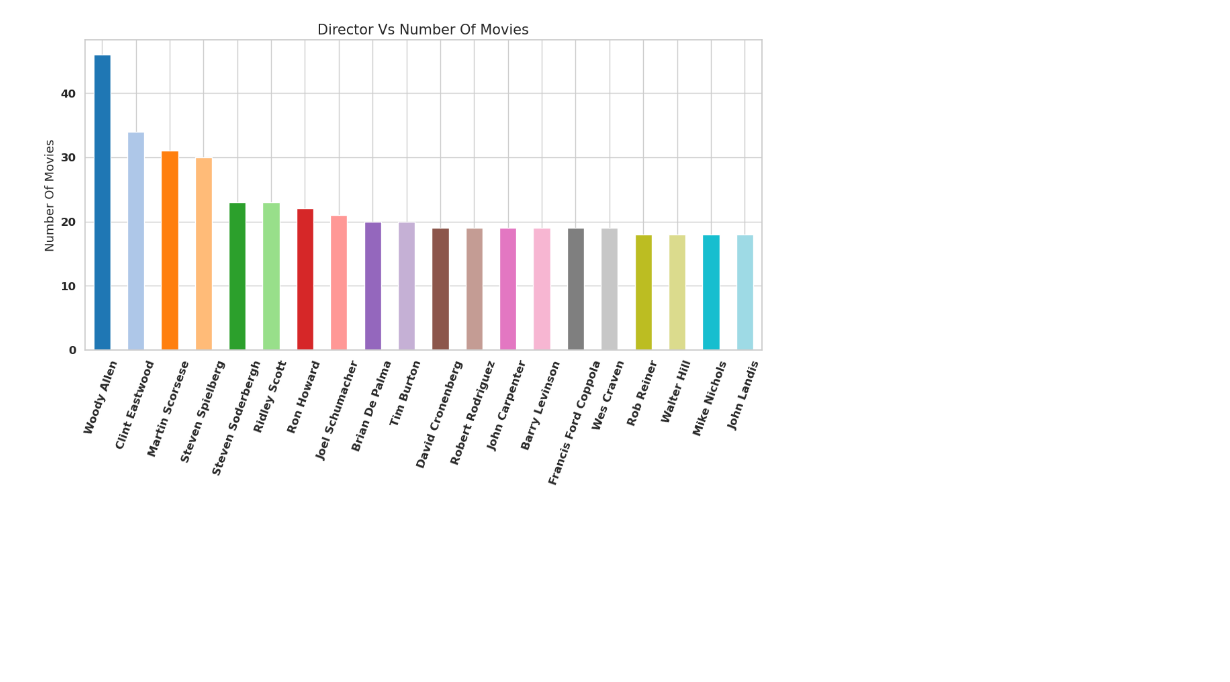
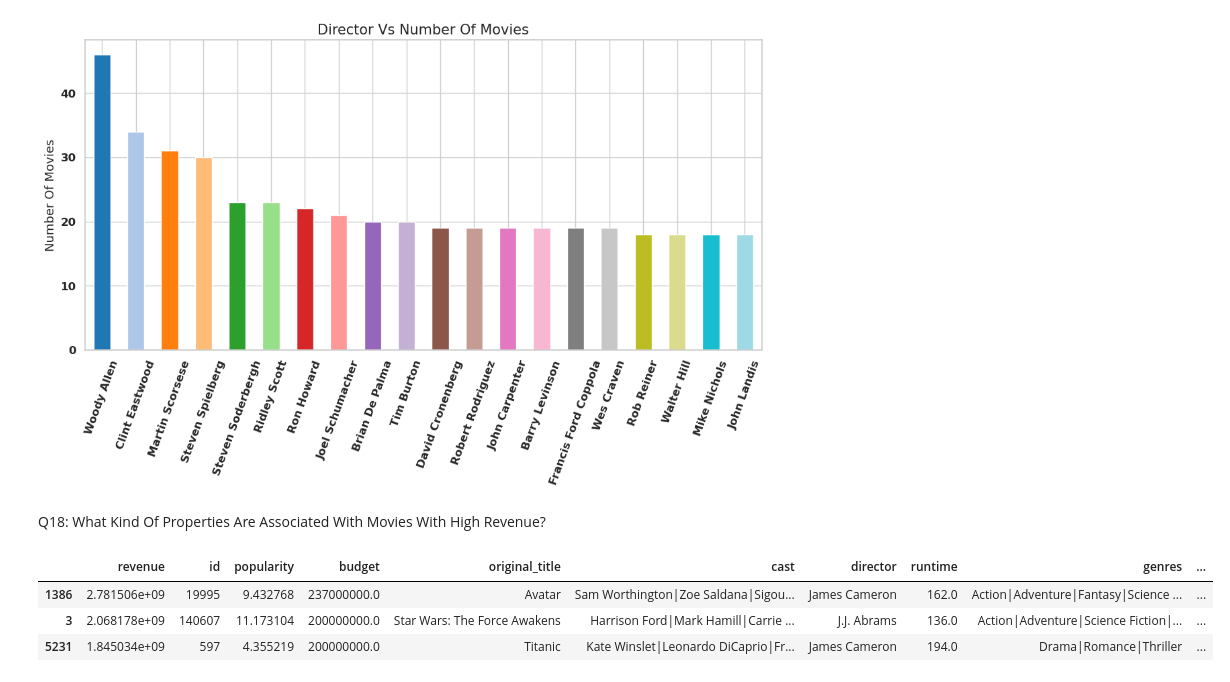
Before and after one commit to leviackerman007/Movie_Data_Explorer, a Jupyter notebook: Movie_Analysis.ipynb, the cells around one changed output. Drawn from its saved outputs; the diff is of its cells as text; code cells hidden in the pictures; blank space fills up the shorter version.

```diff
--- a/Movie_Analysis.ipynb
+++ b/Movie_Analysis.ipynb
@@ -656,3 +656,16 @@ plt.ylabel('Number Of Movies',fontsize=13)
 sns.set_style('whitegrid')
 # %% [output]
 [figure]
+# %% [markdown]
+Q18: What Kind Of Properties Are Associated With Movies With High Revenue?
+# %%
+info=pd.DataFrame(df['revenue'].sort_values(ascending=False))
+data_set = ['id','popularity','budget','original_title','cast','director','runtime','genres','vote_average','release_year']
+for i in data_set:
+    info[i] = df[i]
+info.head(3)
+# %% [output]
+|  | revenue | id | popularity | budget | original_title | cast | director | runtime | genres | ... |
+| 1386 | 2.781506e+09 | 19995 | 9.432768 | 237000000.0 | Avatar | Sam Worthington|Zoe Saldana|Sigou... | James Cameron | 162.0 | Action|Adventure|Fantasy|Science ... | ... |
+| 3 | 2.068178e+09 | 140607 | 11.173104 | 200000000.0 | Star Wars: The Force Awakens | Harrison Ford|Mark Hamill|Carrie ... | J.J. Abrams | 136.0 | Action|Adventure|Science Fiction|... | ... |
+| 5231 | 1.845034e+09 | 597 | 4.355219 | 200000000.0 | Titanic | Kate Winslet|Leonardo DiCaprio|Fr... | James Cameron | 194.0 | Drama|Romance|Thriller | ... |
```
Also changed, not shown: 5 other files.
